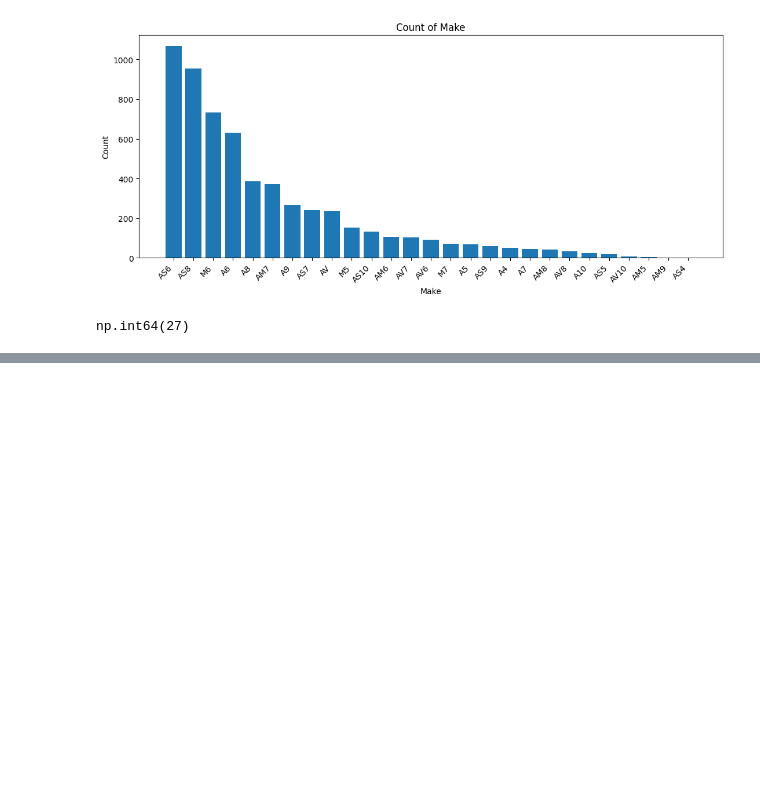
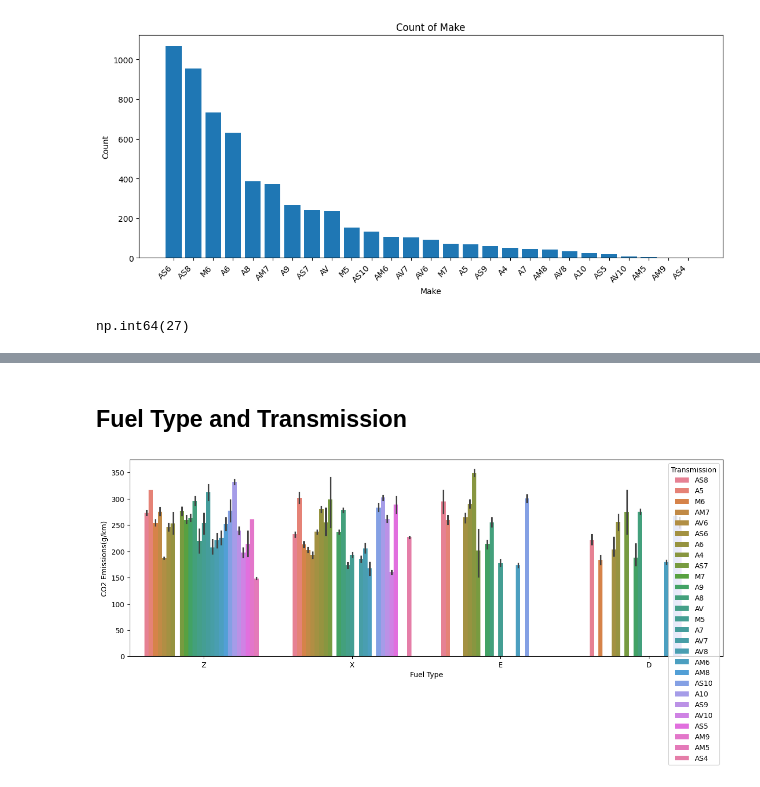
Before and after one commit to JavenMW/Emissions, a Jupyter notebook: Cleaning.ipynb, the cells around one changed output, grey strips where cells are left out. Cells and saved outputs as stored; diff of their text form; code cells hidden in the pictures; blank space fills up the shorter version.

```diff
--- a/Cleaning.ipynb
+++ b/Cleaning.ipynb
@@ -415,0 +447,9 @@ SMART          151.428571   150.0      7
+# %% [markdown]
+## Fuel Type and Transmission
+# %%
+plt.figure(figsize=(15,5))
+sns.barplot(data=train_df2, x='Fuel Type', y='CO2 Emissions(g/km)', hue='Transmission')
+
+plt.show()
+# %% [output]
+[figure, added]
```
Also changed, not shown: parts of 35 cells of this notebook.
